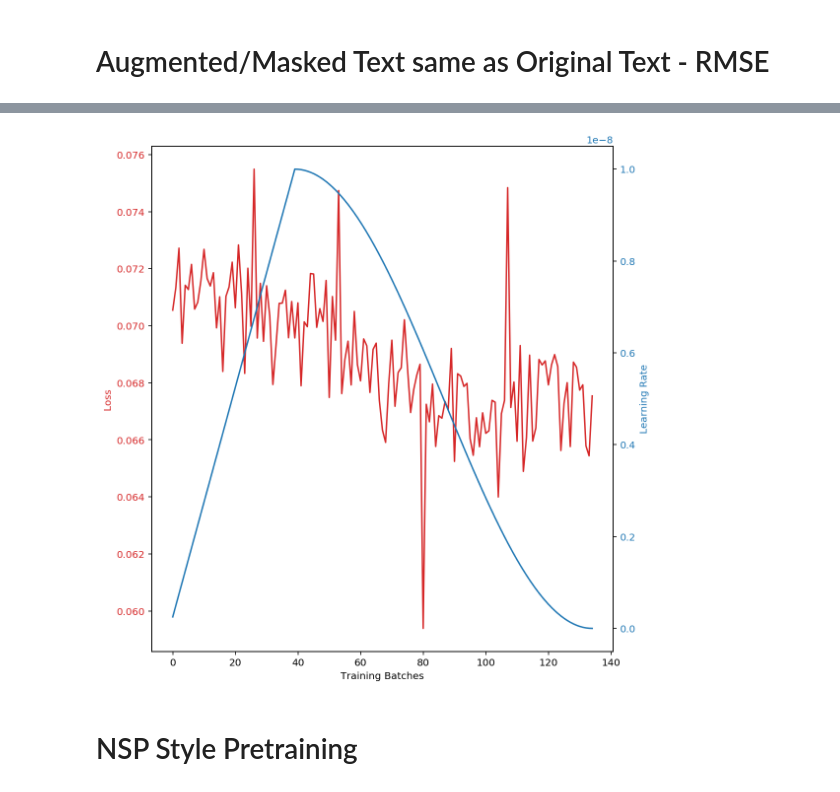
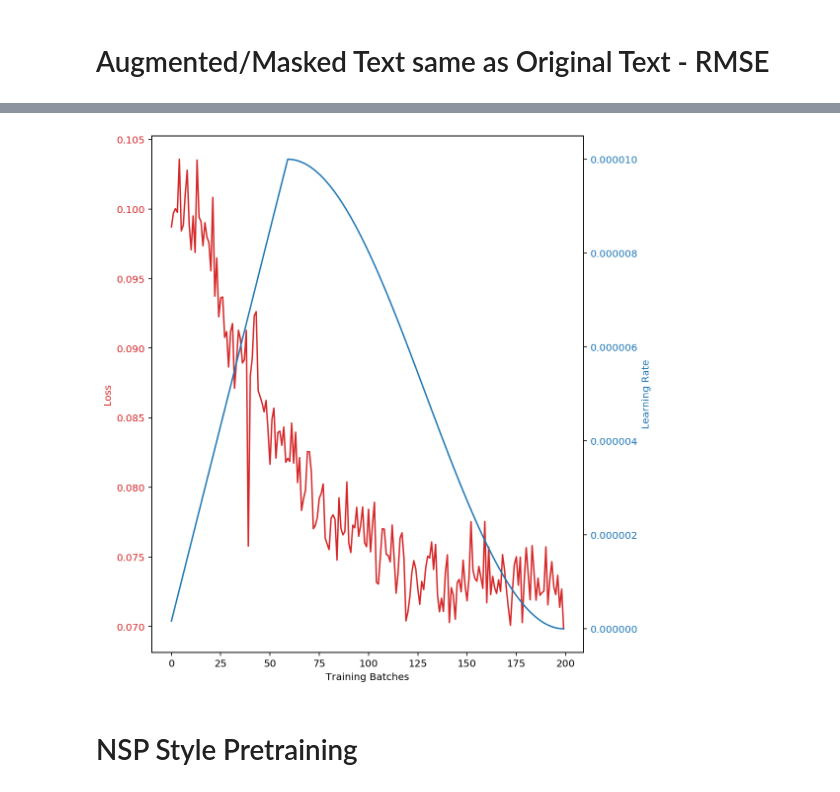
Before and after one commit to faizanahemad/facebook-hateful-memes, a Jupyter notebook: notebooks/SSL-Bert.ipynb, the cells around one changed output, grey strips where cells are left out. Cells and saved outputs as stored; diff of their text form; code cells hidden in the pictures.

```diff
--- a/notebooks/SSL-Bert.ipynb
+++ b/notebooks/SSL-Bert.ipynb
@@ -81,4 +58,14 @@ tokenize(sent)
 # %%
+initial_model = "/home/ahemf/cache/distilbert-mlm"
+model_type = "distilbert-base-uncased"
+output_model = "/home/ahemf/cache/distilbert"
+batch_size = 256
+
+tokenizer = AutoTokenizer.from_pretrained(model_type)
+tokenizer.sep_token
+tokenizer.sep_token_id
+tokenizer.special_tokens_map
+
 choice_probas = {
     "keyboard": 0.1,
     "char_substitute": 0.0,
@@ -86,18 +73,14 @@ choice_probas = {
     "char_swap": 0.0,
     "ocr": 0.0,
     "char_delete": 0.1,
-    "fasttext": 0.0,
-    "glove_twitter": 0.0,
-    "glove_wiki": 0.0,
-    "word2vec": 0.0,
     "split": 0.2,
     "stopword_insert": 0.2,
-    "word_join": 0.0,
+    "word_join": 0.2,
     "word_cutout": 0.2,
     "text_rotate": 0.0,
     "sentence_shuffle": 0.5,
     "one_third_cut": 0.5,
-    "half_cut": 0.0
+    "half_cut": 0.1
 }
 
 preprocess_text = TextAugment([0.0, 0.5, 0.5],
@@ -105,9 +88,13 @@ preprocess_text = TextAugment([0.0, 0.5, 0.5],
                                 fasttext_file="wiki-news-300d-1M-subword.bin")
 
 
-preprocess_text = np.vectorize(preprocess_text)
 
 texts = pd.read_csv("text.csv", header=None)[0].values
 
+def save(model, tokenizer, output_dir):
+    import os
+    os.makedirs(output_dir, exist_ok=True)
+    model.save_pretrained(output_dir)
+    tokenizer.save_pretrained(output_dir)
 
-# ImageAugment([0.2, 0.5, 0.3])
+scheduler_init_fn = get_cosine_schedule_with_warmup()
@@ -259,5 +290,10 @@ def save(model, tokenizer, output_dir):
 # %% [markdown]
 # Augmented/Masked Text same as Original Text - RMSE
+# %%
+adamw = torch.optim.AdamW
+adamw_params = dict(lr=1e-5, betas=(0.9, 0.98), eps=1e-08, weight_decay=1e-2)
+optimizer = adamw
+optimizer_params = adamw_params
 # %%
 
 from transformers import AutoModelWithLMHead, AutoTokenizer, AutoModel
@@ -290,6 +326,6 @@ dataset[2]
 # %%
 epochs = 5
-batch_size = 384
+batch_size = 256
 lr_strategy = {
     "model": {
         "lr": optimizer_params["lr"] / 1000,
@@ -301,7 +337,7 @@ lr_strategy = {
                     "finetune": False
                 },
                 "4": {
-                    "lr": optimizer_params["lr"] / 1e2,
+                    "lr": optimizer_params["lr"],
                     "finetune": True
                 },
                 "5": {
@@ -315,19 +351,19 @@ lr_strategy = {
 
 model_fn = model_builder(BertVectorizer,
                          dict(sequence_length=88,
-                              pooled_multiplier=10,
-                              model=model_name),
+                              pooled_multiplier=4,
+                              model=output_model + "-cor"), # initial_model
                          per_param_opts_fn=lr_strategy,
                          optimiser_class=optimizer,
                          optimiser_params=optimizer_params)
 
 model, optim = model_fn()
 
-
+vectorized_text_processor = np.vectorize(preprocess_text)
 def augment_method(texts):
-    mask_proba = 0.15
+    mask_proba = 0.1
     texts = [random_word_mask(t, model.tokenizer, mask_proba) for t in texts]
-    return preprocess_text(texts)
+    return vectorized_text_processor(texts)
 
 
 _ = train_for_augment_similarity(model,
@@ -358,2 +394,2 @@ Epoch =  5 Loss = 0.067461 LR = 0.00000000
-[figure, old version]
+[figure, new version]
 # %%
```
Also changed, not shown: parts of 27 cells of this notebook, 1 other file.
